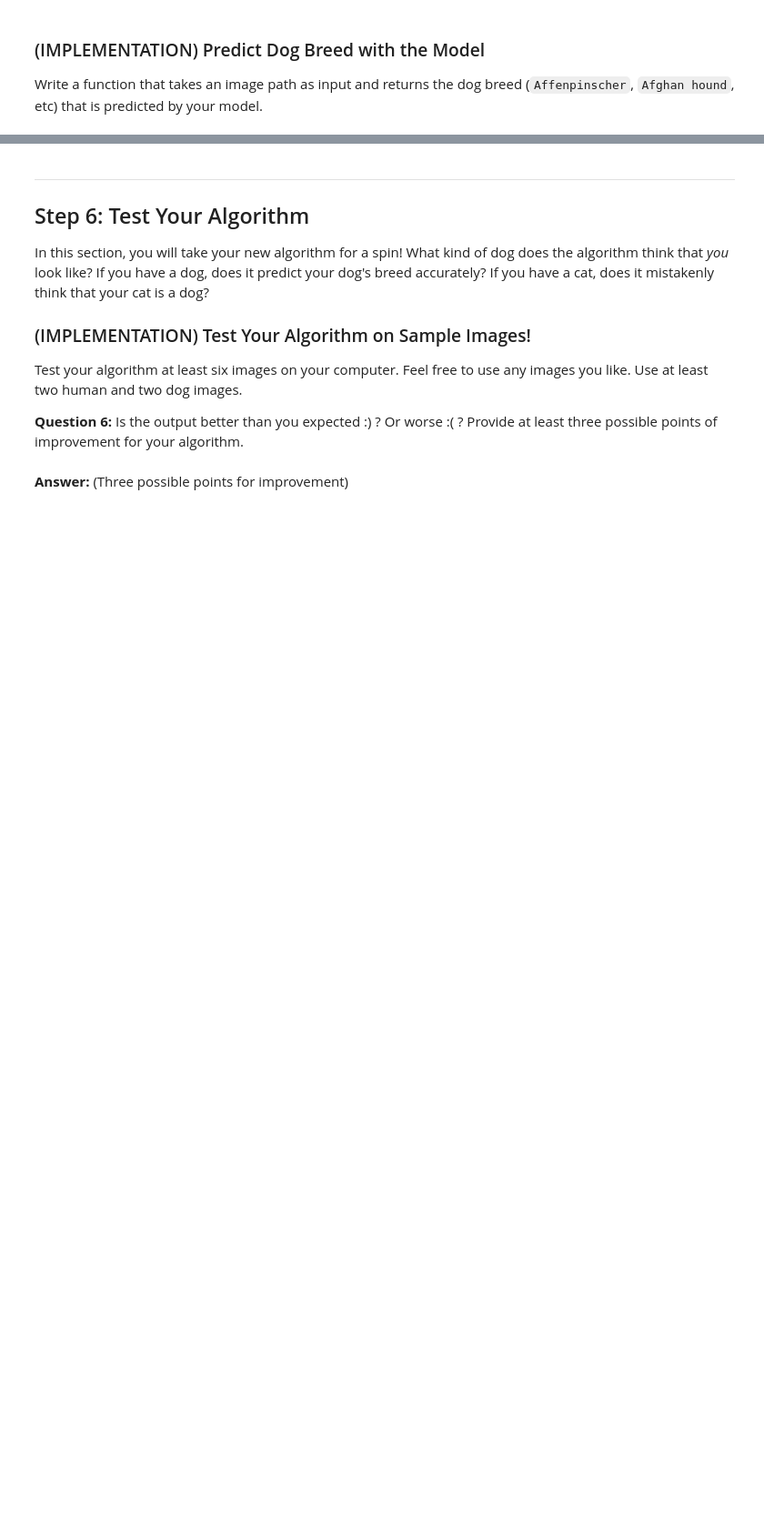
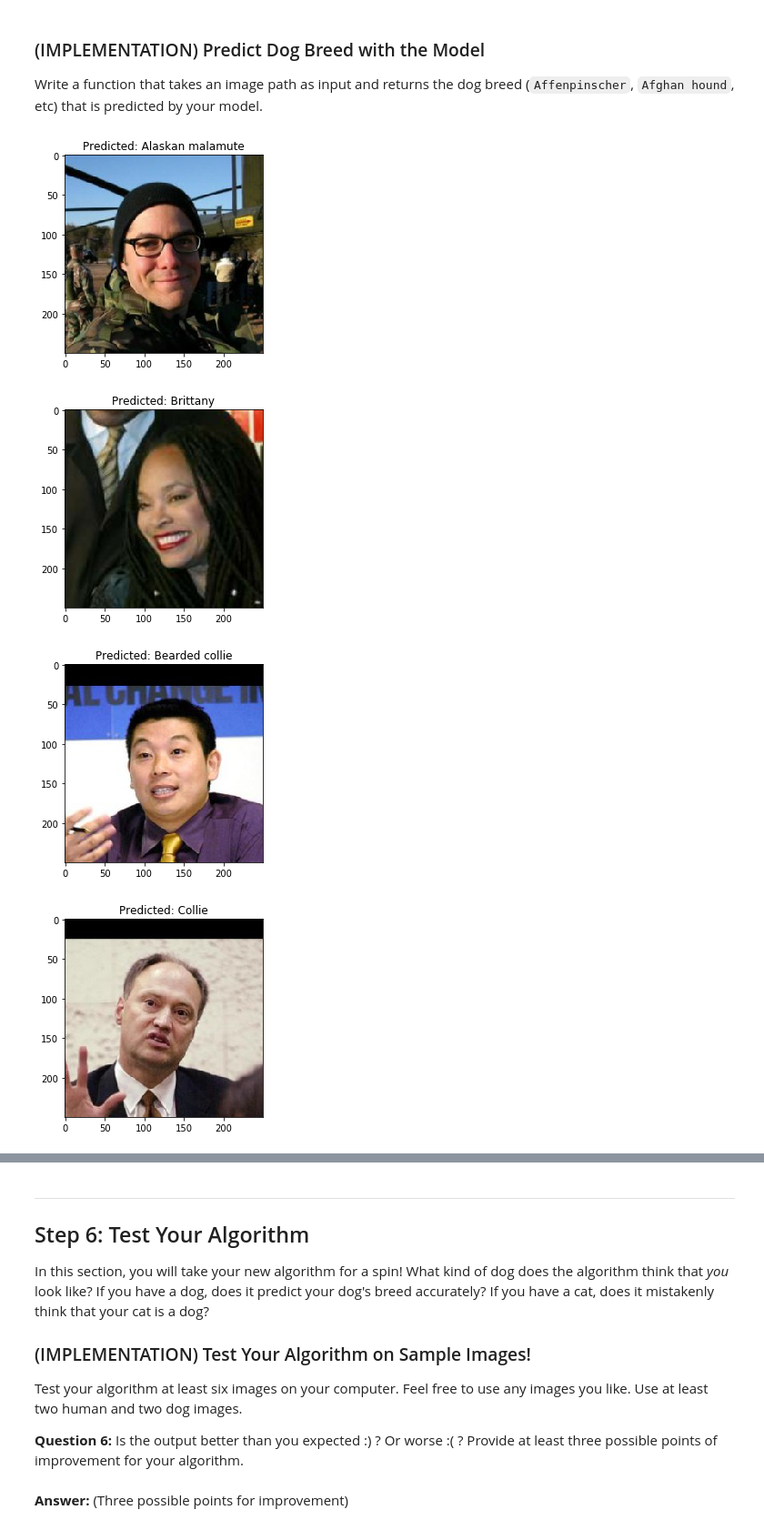
Before and after one commit to puthusseri/Dog_Classification, a Jupyter notebook: dog_app.ipynb, the cells around one changed output, grey strips where cells are left out. Shown at 91% size. Drawn from its saved outputs; the diff is of its cells as text; code cells hidden in the pictures; blank space fills up the shorter version.

```diff
--- a/dog_app.ipynb
+++ b/dog_app.ipynb
@@ -566,6 +788,8 @@ Use the code cell below to write three separate [data loaders](http://pytorch.or
 If you like, **you are welcome to use the same data loaders from the previous step**, when you created a CNN from scratch.
 # %%
 ## TODO: Specify data loaders
+# use the same data loaders
+loaders_transfer = loaders_scratch
 # %% [markdown]
 ### (IMPLEMENTATION) Model Architecture
 
@@ -593,10 +882,19 @@ optimizer_transfer = None
+# %%
+criterion_transfer = nn.CrossEntropyLoss()
+# for VGG 16
+#optimizer_transfer = optim.SGD(model_transfer.parameters(), lr=param_learning_rate)
+# for VGG 19
+optimizer_transfer = optim.SGD(filter(lambda p: p.requires_grad,model_transfer.parameters()), lr=0.01)
 # %% [markdown]
 ### (IMPLEMENTATION) Train and Validate the Model
 
 Train and validate your model in the code cell below.  [Save the final model parameters](http://pytorch.org/docs/master/notes/serialization.html) at filepath `'model_transfer.pt'`.
 # %%
 # train the model
-model_transfer = # train(n_epochs, loaders_transfer, model_transfer, optimizer_transfer, criterion_transfer, use_cuda, 'model_transfer.pt')
+param_epochs = 1
+model_transfer = train(param_epochs, loaders_transfer, model_transfer, optimizer_transfer,
+                       criterion_transfer, use_cuda, 'model_transfer.pt')
 
 # load the model that got the best validation accuracy (uncomment the line below)
-#model_transfer.load_state_dict(torch.load('model_transfer.pt'))
+model_transfer.load_state_dict(torch.load('model_transfer.pt'))
+#model_transfer.load_state_dict(torch.load('model_transfer.pt', map_location=lambda storage, location: 'cpu'))
@@ -615,11 +950,41 @@ Write a function that takes an image path as input and returns the dog breed (`A
 ### and returns the dog breed that is predicted by the model.
 
 # list of class names by index, i.e. a name can be accessed like class_names[0]
-class_names = [item[4:].replace("_", " ") for item in data_transfer['train'].classes]
+class_names = [item[4:].replace("_", " ") for item in train_data.classes]
 
 def predict_breed_transfer(img_path):
     # load the image and return the predicted breed
-    return None
+    image_tensor = convertImageToTensor(img_path)
+
+    # move model inputs to cuda, if GPU available
+    if use_cuda:
+        image_tensor = image_tensor.cuda()
+
+    # get sample outputs
+    output = model_transfer(image_tensor)
+    # convert output probabilities to predicted class
+    _, preds_tensor = torch.max(output, 1)
+    pred = np.squeeze(preds_tensor.numpy()) if not use_cuda else np.squeeze(preds_tensor.cpu().numpy())
+
+    return class_names[pred]
+
+
+def display_image(img_path, title="Title"):
+    image = Image.open(img_path)
+    plt.title(title)
+    plt.imshow(image)
+    plt.show()
+# %%
+
+# try out the function
+for image in random.sample(list(human_files_short), 4):
+    predicted_breed = predict_breed_transfer(image)
+    display_image(image, title="Predicted: {}".format(predicted_breed) )
+# %% [output]
+[figure, added]
+[figure, added]
+[figure, added]
+[figure, added]
 # %% [markdown]
 ---
 <a id='step5'></a>
```
Also changed, not shown: parts of 31 cells of this notebook.
